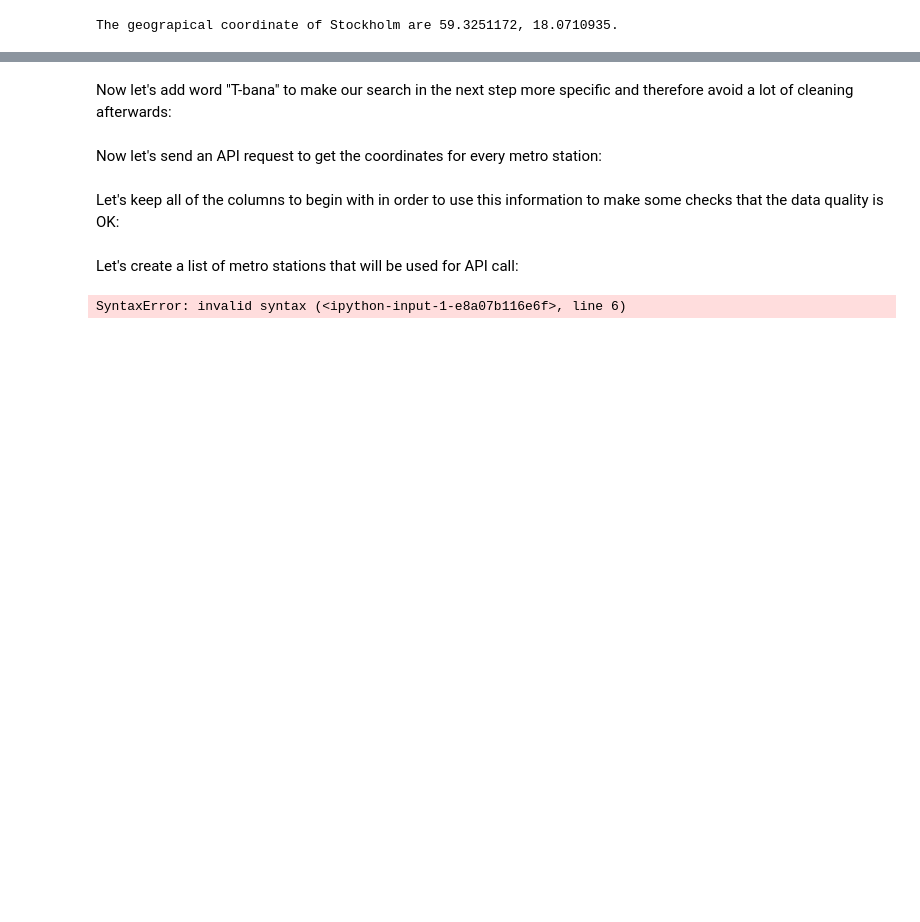
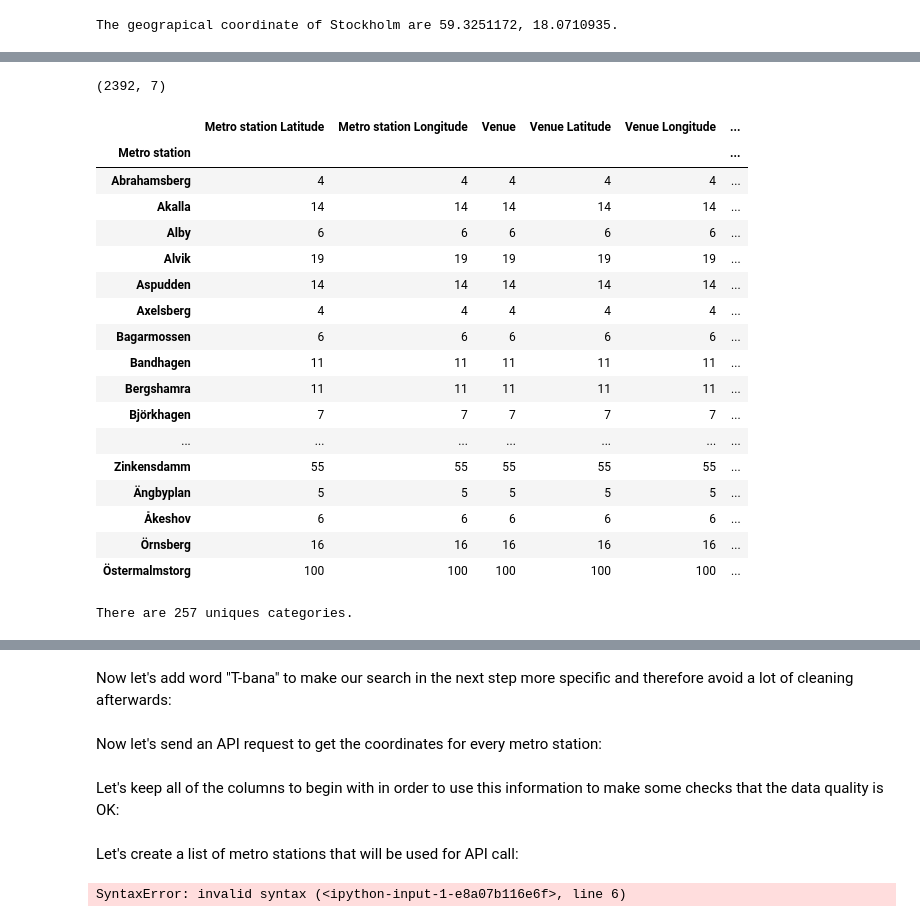
Before and after one commit to OxanaFalk/Coursera_Capstone, a Jupyter notebook: Draft notebook.ipynb, the cells around one changed output, grey strips where cells are left out. Saved outputs shown, nothing was run; the diff lists cells and outputs as text; code cells hidden in the pictures; blank space fills up the shorter version.

```diff
--- a/Draft notebook.ipynb
+++ b/Draft notebook.ipynb
@@ -55,0 +100,11 @@ Done
+# %%
+df1=df[df['Year'].astype(str).str.isdigit()]
+df1
+df2=df1[['Station','Longitude','Latitude']]
+df2
+df2.describe()
+df3=df2.drop_duplicates(["Station"]).reset_index(drop=True)
+df3.describe()
+df4=df3
+df4['Station'] = df3['Station'].str.replace(r" \(.*\)","")
+df4
@@ -172,0 +140,19 @@ See the caveats in the documentation: http://pandas.pydata.org/pandas-docs/stabl
+# %%
+# create map of Stockholm
+map_sthlm = folium.Map(location=[latitude, longitude], zoom_start=10)
+
+# add markers to map
+for lat, lng, label in zip(df4['Latitude'], df4['Longitude'], df4['Station']):
+#    label = '{}'.format(station)
+    label = folium.Popup(label, parse_html=True)
+    folium.CircleMarker(
+        [lat, lng],
+        radius=5,
+        popup=label,
+        color='green',
+        fill=True,
+        fill_color='#3186cc',
+        fill_opacity=0.7,
+        parse_html=False).add_to(map_sthlm)
+
+map_sthlm
@@ -172,0 +161,4 @@ See the caveats in the documentation: http://pandas.pydata.org/pandas-docs/stabl
+# %%
+CLIENT_ID = 'RWLY0RHFLLB2X5L5SF2FV243QOFFSINLN0HZUOT1BFEBCK5G' # your Foursquare ID
+CLIENT_SECRET = 'SBFSJDUVKAH2EJRJFRDS1ZYIQYLTKOTXAYREQN5AENT4L5PA' # your Foursquare Secret
+VERSION = '20190703' # Foursquare API version
@@ -172,0 +207,5 @@ See the caveats in the documentation: http://pandas.pydata.org/pandas-docs/stabl
+# %%
+sthlm_venues = getNearbyVenues(names=df4['Station'],
+                                   latitudes=df4['Latitude'],
+                                   longitudes=df4['Longitude']
+                                  )
@@ -172,0 +230,5 @@ See the caveats in the documentation: http://pandas.pydata.org/pandas-docs/stabl
+# %%
+sthlm_venues.shape
+# with limit = 100 I get (2392,7) here
+# %% [output]
+(2392, 7)
@@ -172,0 +237,25 @@ See the caveats in the documentation: http://pandas.pydata.org/pandas-docs/stabl
+# %%
+sthlm_venues.groupby('Metro station').count()
+# %% [output]
+|  | Metro station Latitude | Metro station Longitude | Venue | Venue Latitude | Venue Longitude | ... |
+| Metro station |  |  |  |  |  | ... |
+| Abrahamsberg | 4 | 4 | 4 | 4 | 4 | ... |
+| Akalla | 14 | 14 | 14 | 14 | 14 | ... |
+| Alby | 6 | 6 | 6 | 6 | 6 | ... |
+| Alvik | 19 | 19 | 19 | 19 | 19 | ... |
+| Aspudden | 14 | 14 | 14 | 14 | 14 | ... |
+| Axelsberg | 4 | 4 | 4 | 4 | 4 | ... |
+| Bagarmossen | 6 | 6 | 6 | 6 | 6 | ... |
+| Bandhagen | 11 | 11 | 11 | 11 | 11 | ... |
+| Bergshamra | 11 | 11 | 11 | 11 | 11 | ... |
+| Björkhagen | 7 | 7 | 7 | 7 | 7 | ... |
+| ... | ... | ... | ... | ... | ... | ... |
+| Zinkensdamm | 55 | 55 | 55 | 55 | 55 | ... |
+| Ängbyplan | 5 | 5 | 5 | 5 | 5 | ... |
+| Åkeshov | 6 | 6 | 6 | 6 | 6 | ... |
+| Örnsberg | 16 | 16 | 16 | 16 | 16 | ... |
+| Östermalmstorg | 100 | 100 | 100 | 100 | 100 | ... |
+# %%
+print('There are {} uniques categories.'.format(len(sthlm_venues['Venue Category'].unique())))
+# %% [output]
+There are 257 uniques categories.
```
Also changed, not shown: parts of 42 cells of this notebook, 1 other file.
